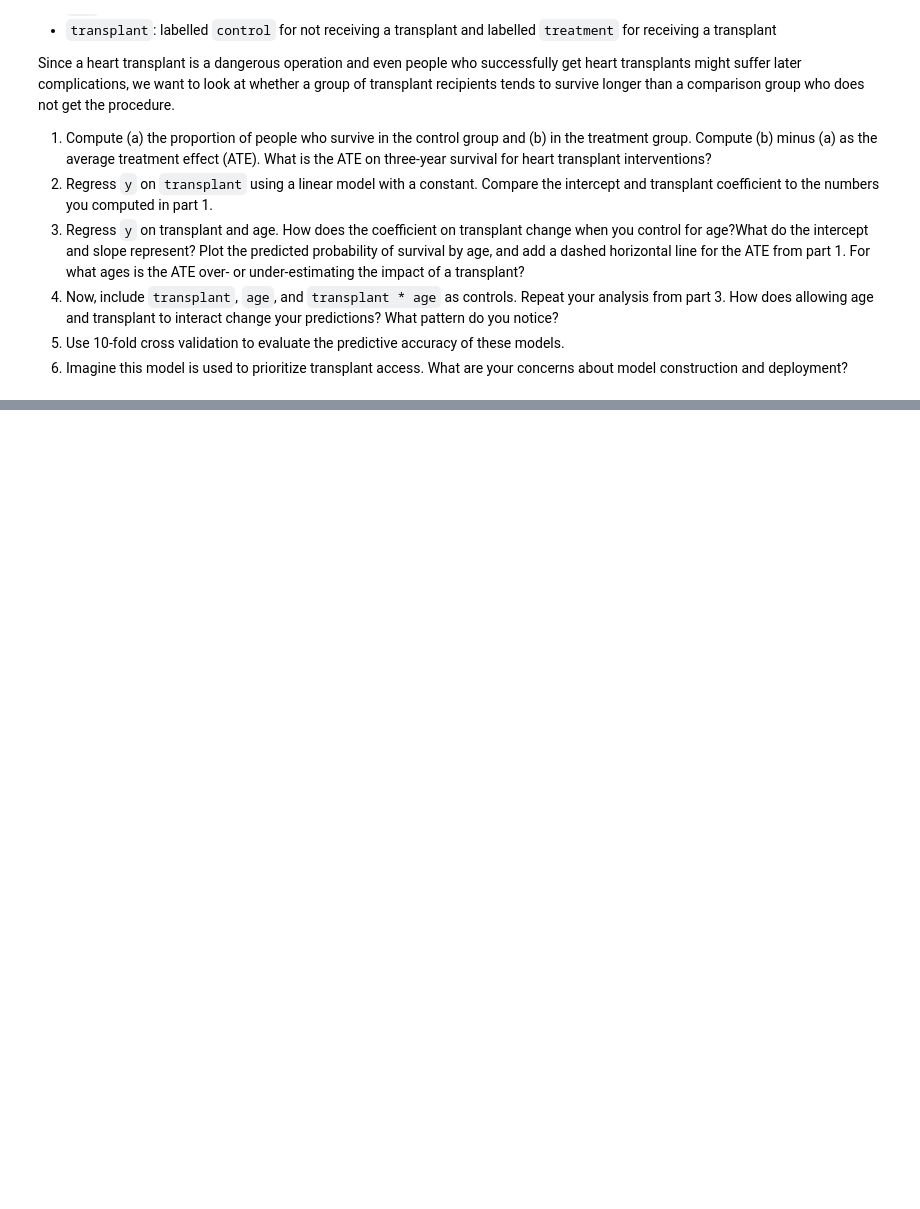
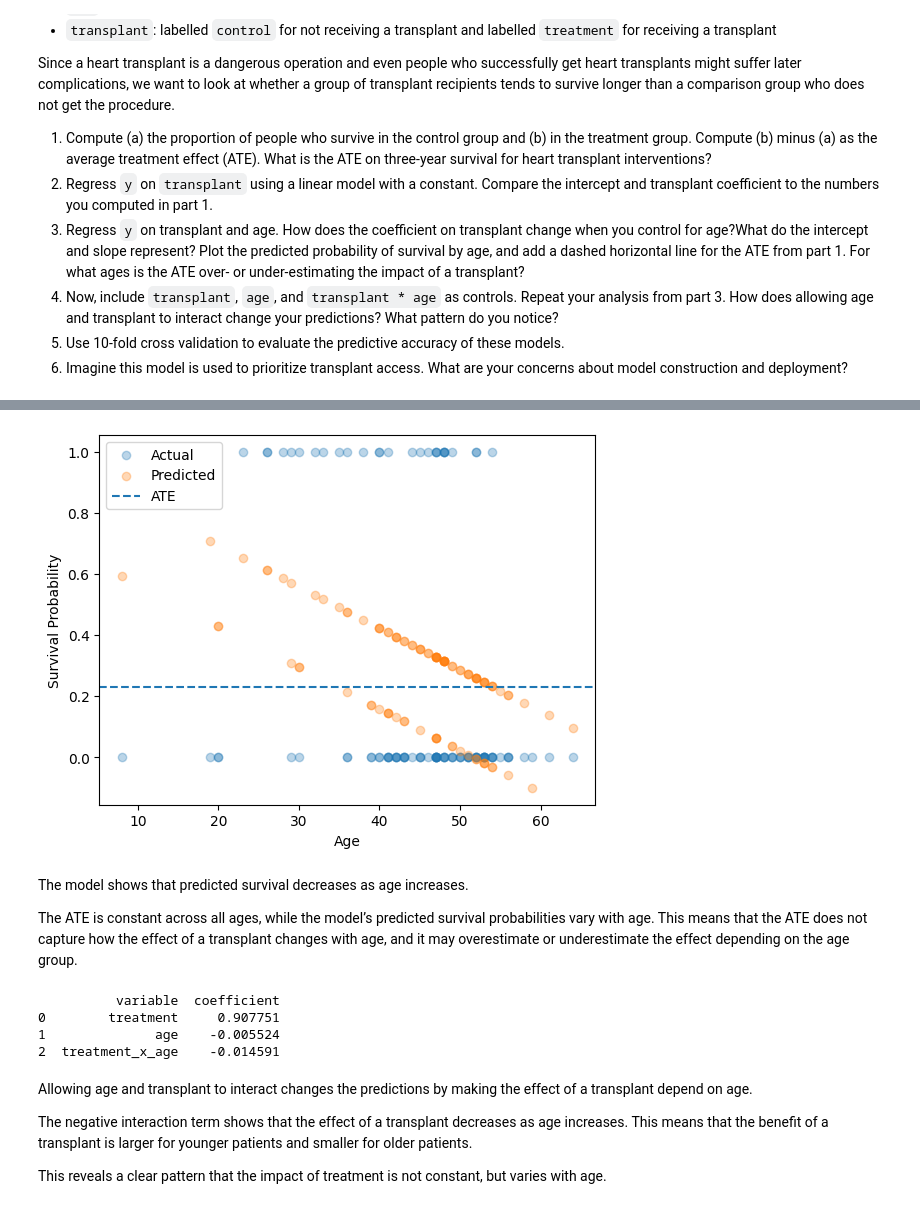
Before and after one commit to Cykim0320/airflow-project, a Jupyter notebook: 03_assignment_linear_models.ipynb, the cells around one changed output, grey strips where cells are left out. Saved outputs shown, nothing was run; the diff lists cells and outputs as text; code cells hidden in the pictures; blank space fills up the shorter version.

```diff
--- a/03_assignment_linear_models.ipynb
+++ b/03_assignment_linear_models.ipynb
@@ -312,3 +442,6 @@ Since a heart transplant is a dangerous operation and even people who successful
 4. Now, include `transplant`, `age`, and `transplant * age` as controls. Repeat your analysis from part 3. How does allowing age and transplant to interact change your predictions? What pattern do you notice?
 5. Use 10-fold cross validation to evaluate the predictive accuracy of these models.
 6. Imagine this model is used to prioritize transplant access. What are your concerns about model construction and deployment?
+# %%
+df = pd.read_csv('heart_hw.csv')
+df.head()
@@ -314,0 +459,8 @@ Since a heart transplant is a dangerous operation and even people who successful
+# %%
+control_survival = df.loc[df['transplant'] == 'control', 'y'].mean()
+treatment_survival = df.loc[df['transplant'] == 'treatment', 'y'].mean()
+ate = treatment_survival - control_survival
+
+print("Control survival:", control_survival)
+print("Treatment survival:", treatment_survival)
+print("ATE:", ate)
@@ -314,0 +491,16 @@ Since a heart transplant is a dangerous operation and even people who successful
+# %%
+X = pd.concat([
+    pd.get_dummies(df['transplant'], drop_first=True),
+    df[['age']]
+], axis=1)
+
+y = df['y']
+
+model = LinearRegression()
+model.fit(X, y)
+
+print("Intercept:", model.intercept_)
+print(pd.DataFrame({
+    'variable': X.columns,
+    'coefficient': model.coef_
+}))
@@ -314,0 +518,51 @@ Since a heart transplant is a dangerous operation and even people who successful
+# %%
+
+df['pred'] = model.predict(X)
+
+
+plt.scatter(df['age'], df['y'], alpha=0.3, label='Actual')
+
+
+plt.scatter(df['age'], df['pred'], alpha=0.3, label='Predicted')
+
+plt.axhline(y=ate, linestyle='--', label='ATE')
+
+plt.xlabel('Age')
+plt.ylabel('Survival Probability')
+plt.legend()
+plt.show()
+# %% [output]
+[figure, added]
+# %% [markdown]
+The model shows that predicted survival decreases as age increases.
+
+The ATE is constant across all ages, while the model’s predicted survival probabilities vary with age. This means that the ATE does not capture how the effect of a transplant changes with age, and it may overestimate or underestimate the effect depending on the age group.
+# %%
+X = pd.concat([
+    pd.get_dummies(df['transplant'], drop_first=True),
+    df[['age']]
+], axis=1)
+
+# interaction term
+X['treatment_x_age'] = X['treatment'] * df['age']
+
+y = df['y']
+
+model = LinearRegression()
+model.fit(X, y)
+
+print(pd.DataFrame({
+    'variable': X.columns,
+    'coefficient': model.coef_
+}))
+# %% [output]
+          variable  coefficient
+0        treatment     0.907751
+1              age    -0.005524
+2  treatment_x_age    -0.014591
+# %% [markdown]
+Allowing age and transplant to interact changes the predictions by making the effect of a transplant depend on age.
+
+The negative interaction term shows that the effect of a transplant decreases as age increases. This means that the benefit of a transplant is larger for younger patients and smaller for older patients.
+
+This reveals a clear pattern that the impact of treatment is not constant, but varies with age.
```
Also changed, not shown: parts of 26 cells of this notebook.
